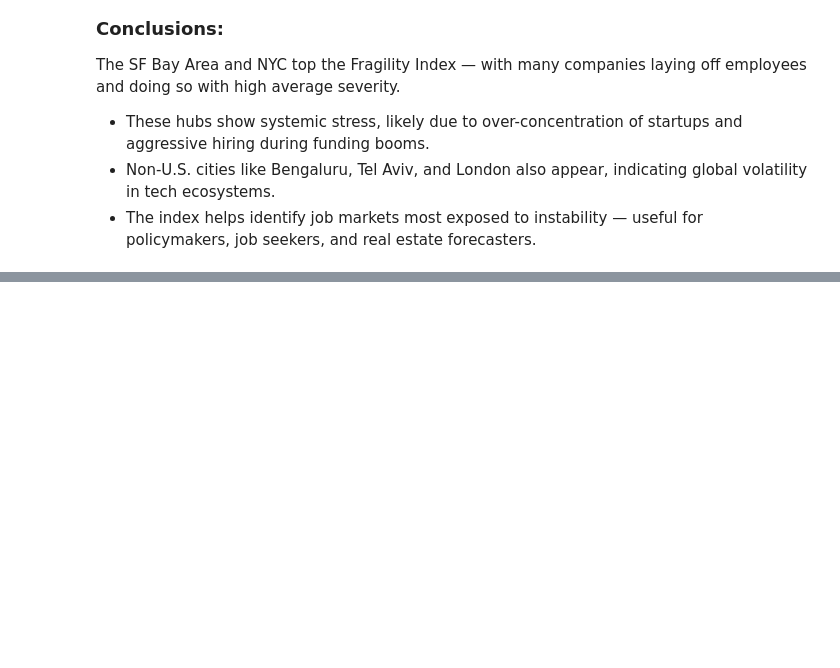
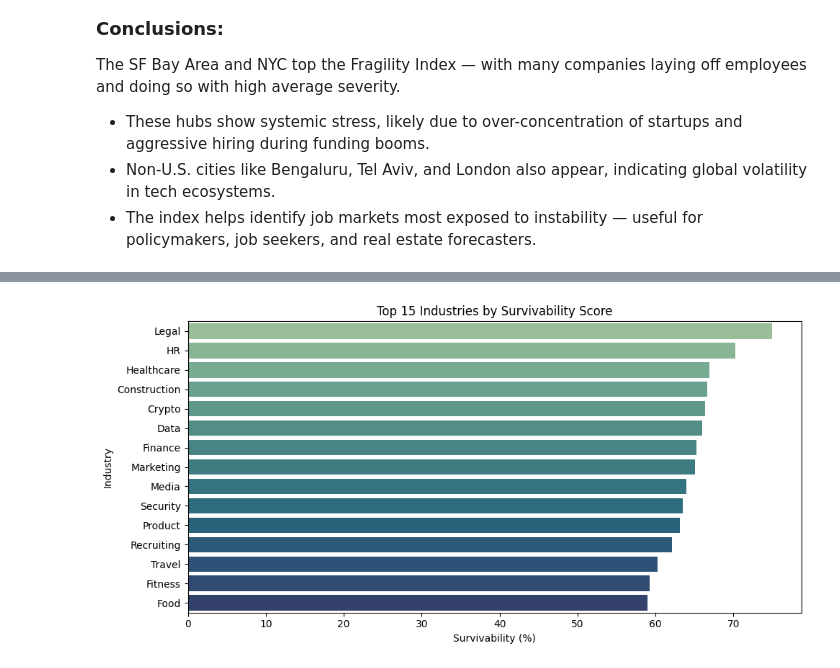
Before and after one commit to Tushar-9802/Tech-Layoffs-Analysis, a Jupyter notebook: EDA.ipynb, the cells around one changed output, grey strips where cells are left out. Cells and saved outputs as stored; diff of their text form; code cells hidden in the pictures; blank space fills up the shorter version.

```diff
--- a/EDA.ipynb
+++ b/EDA.ipynb
@@ -612,0 +638,41 @@ The SF Bay Area and NYC top the Fragility Index — with many companies laying o
+# %%
+df_surv = df[['company', 'industry', 'date']].dropna()
+
+# Filter out companies
+last_layoff = df_surv.groupby('company')['date'].max().reset_index(name='last_date')
+last_layoff['last_year'] = last_layoff['last_date'].dt.year
+stable_companies = last_layoff[last_layoff['last_year'] <= 2023]['company']
+
+# Count times each company laid off
+layoff_counts = df_surv.groupby('company').size().reset_index(name='layoff_count')
+
+# Merge with industry
+company_industry = df_surv.drop_duplicates(subset='company')[['company', 'industry']]
+layoff_summary = pd.merge(layoff_counts, company_industry, on='company')
+
+# Tag survivors
+layoff_summary['survivor'] = (layoff_summary['layoff_count'] == 1) & (layoff_summary['company'].isin(stable_companies))
+
+# Survivability per industry
+industry_survival = (
+    layoff_summary.groupby('industry')
+    .agg(
+        total_companies=('company', 'nunique'),
+        survivors=('survivor', 'sum')
+    )
+    .reset_index()
+)
+
+industry_survival['survivability_pct'] = 100 * industry_survival['survivors'] / industry_survival['total_companies']
+industry_survival = industry_survival.sort_values('survivability_pct', ascending=False).head(15)
+
+# Plot
+plt.figure(figsize=(10, 5))
+sns.barplot(x='survivability_pct', y='industry', data=industry_survival, palette='crest', hue='industry', legend=False)
+plt.title("Top 15 Industries by Survivability Score")
+plt.xlabel("Survivability (%)")
+plt.ylabel("Industry")
+plt.tight_layout()
+plt.show()
+# %% [output]
+[figure, added]
```
Also changed, not shown: parts of 14 cells of this notebook.
